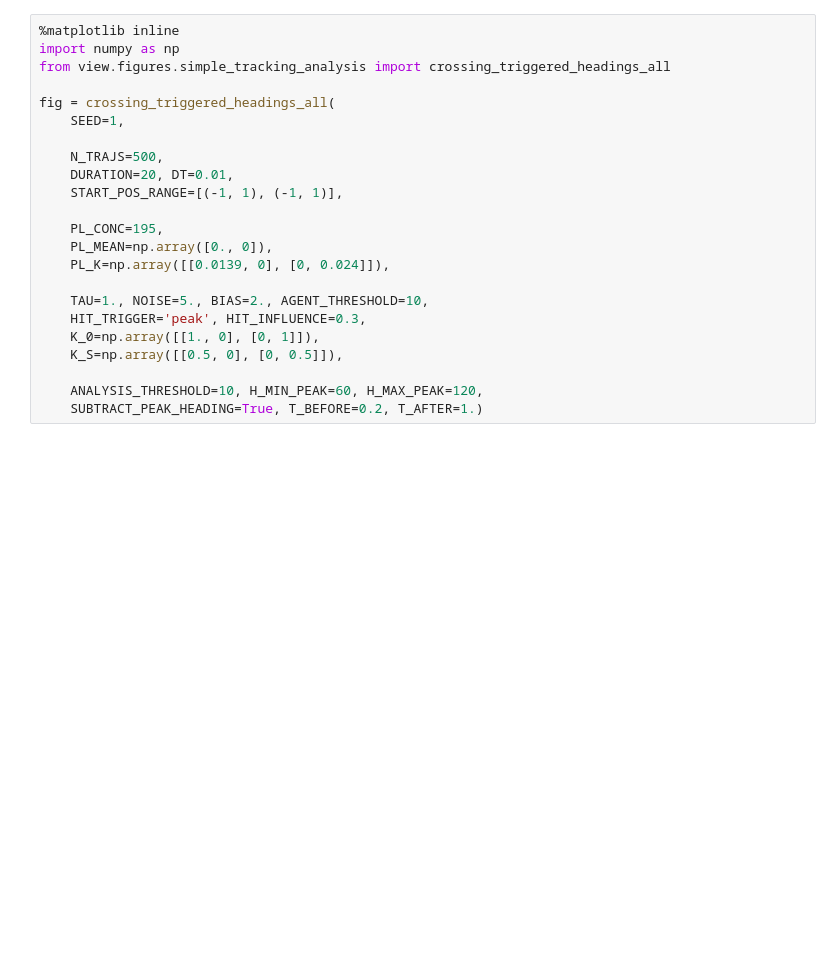
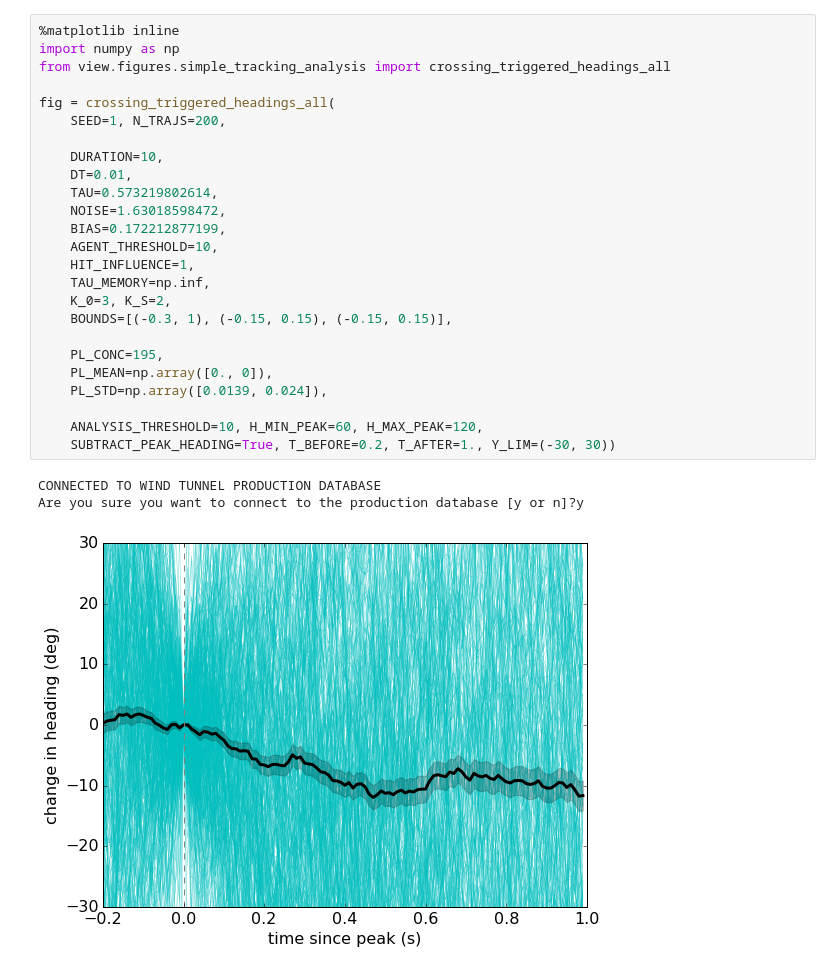
Before and after one commit to rkp8000/wind_tunnel, a Jupyter notebook: _simple_tracking_analysis.ipynb, the cells around one changed output. Cells and saved outputs as stored; diff of their text form; blank space fills up the shorter version.

```diff
--- a/_simple_tracking_analysis.ipynb
+++ b/_simple_tracking_analysis.ipynb
@@ -1,23 +73,29 @@
 # %%
 %matplotlib inline
 import numpy as np
 from view.figures.simple_tracking_analysis import crossing_triggered_headings_all
 
 fig = crossing_triggered_headings_all(
-    SEED=1,
+    SEED=1, N_TRAJS=200,
 
-    N_TRAJS=500,
-    DURATION=20, DT=0.01,
-    START_POS_RANGE=[(-1, 1), (-1, 1)],
+    DURATION=10,
+    DT=0.01,
+    TAU=0.573219802614,
+    NOISE=1.63018598472,
+    BIAS=0.172212877199,
+    AGENT_THRESHOLD=10,
+    HIT_INFLUENCE=1,
+    TAU_MEMORY=np.inf,
+    K_0=3, K_S=2,
+    BOUNDS=[(-0.3, 1), (-0.15, 0.15), (-0.15, 0.15)],
 
     PL_CONC=195,
     PL_MEAN=np.array([0., 0]),
-    PL_K=np.array([[0.0139, 0], [0, 0.024]]),
-
-    TAU=1., NOISE=5., BIAS=2., AGENT_THRESHOLD=10,
-    HIT_TRIGGER='peak', HIT_INFLUENCE=0.3,
-    K_0=np.array([[1., 0], [0, 1]]),
-    K_S=np.array([[0.5, 0], [0, 0.5]]),
+    PL_STD=np.array([0.0139, 0.024]),
 
     ANALYSIS_THRESHOLD=10, H_MIN_PEAK=60, H_MAX_PEAK=120,
-    SUBTRACT_PEAK_HEADING=True, T_BEFORE=0.2, T_AFTER=1.)
+    SUBTRACT_PEAK_HEADING=True, T_BEFORE=0.2, T_AFTER=1., Y_LIM=(-30, 30))
+# %% [output]
+CONNECTED TO WIND TUNNEL PRODUCTION DATABASE
+Are you sure you want to connect to the production database [y or n]?y
+[figure, added]
```
Also changed, not shown: parts of 8 cells of this notebook, 14 other files.
